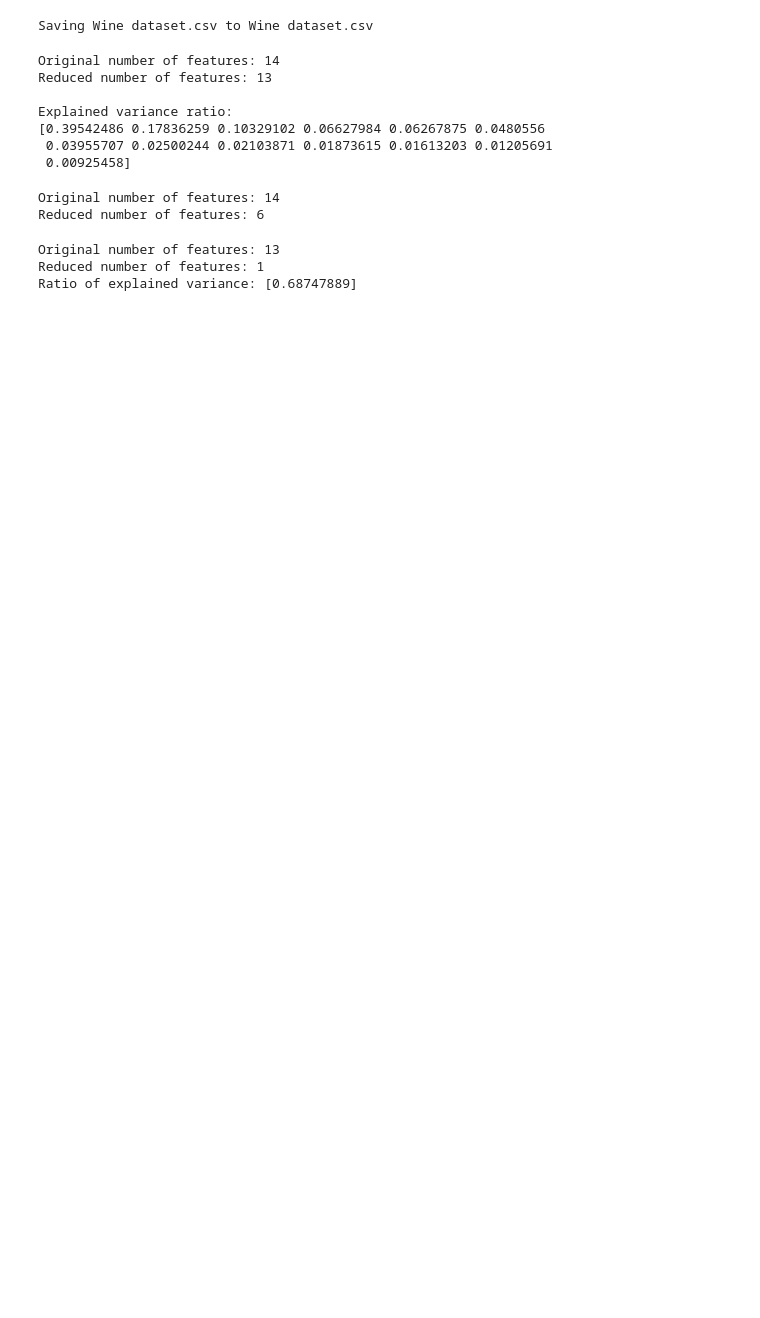
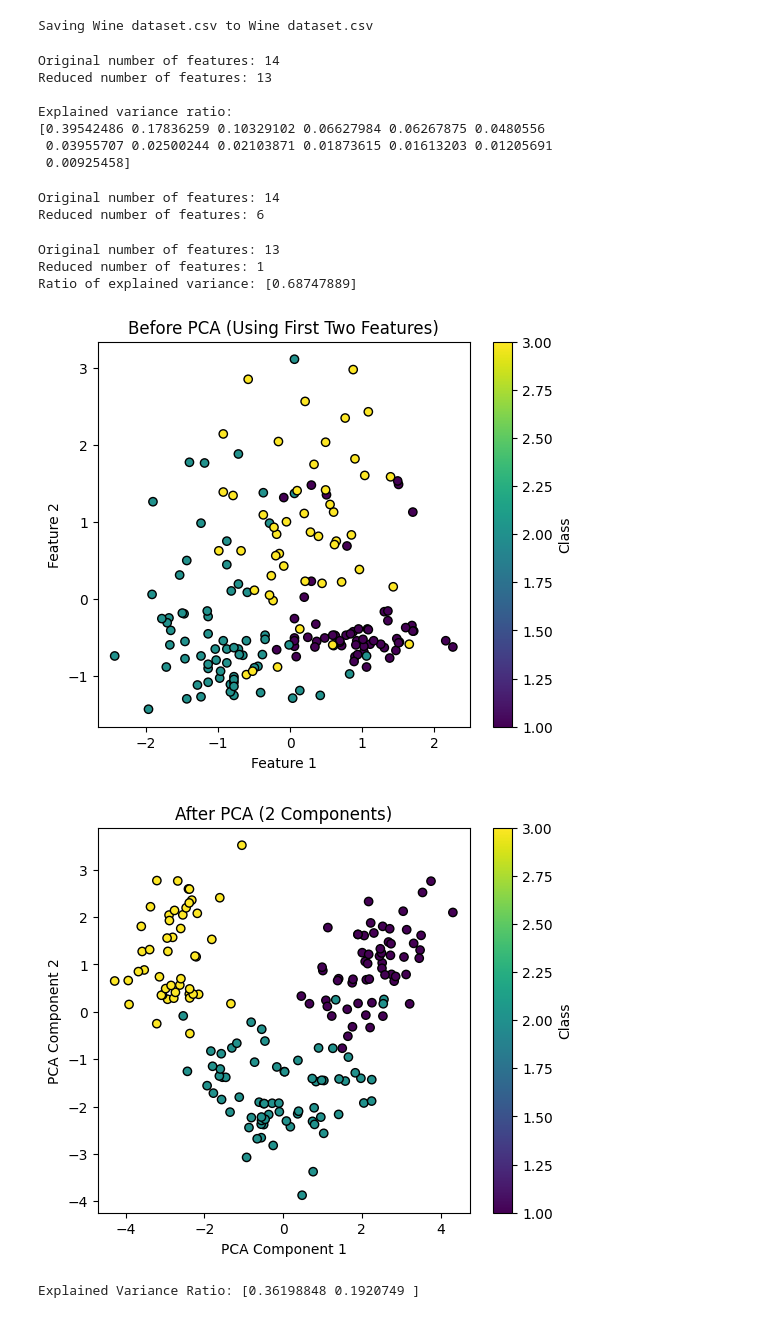
Before and after one commit to AtharvaJ-236/Data-Science, a Jupyter notebook: DS_Prac_9.ipynb, the cells around one changed output. Cells and saved outputs as stored; diff of their text form; code cells hidden in the pictures; blank space fills up the shorter version.

```diff
--- a/DS_Prac_9.ipynb
+++ b/DS_Prac_9.ipynb
@@ -95,3 +95,53 @@ print("Ratio of explained variance:",lda.explained_variance_ratio_)
 Original number of features: 13
 Reduced number of features: 1
 Ratio of explained variance: [0.68747889]
+# %%
+import pandas as pd
+import matplotlib.pyplot as plt
+from sklearn.preprocessing import StandardScaler
+from sklearn.decomposition import PCA
+
+# 1. Load Wine Dataset
+df = pd.read_csv("Wine dataset.csv")  # <-- change filename if needed
+
+# 2. Extract Features (X) and Target (y)
+X = df.drop('class', axis=1).values
+y = df['class'].values
+
+# 3. Standardize Features
+X_scaled = StandardScaler().fit_transform(X)
+
+# --------------------------
+# BEFORE PCA (Original Space)
+# --------------------------
+# Use first two original features for visualization
+X_before = X_scaled[:, :2]
+
+plt.figure(figsize=(6, 5))
+plt.title("Before PCA (Using First Two Features)")
+plt.scatter(X_before[:, 0], X_before[:, 1], c=y, cmap="viridis", edgecolor="k")
+plt.xlabel("Feature 1")
+plt.ylabel("Feature 2")
+plt.colorbar(label="Class")
+plt.show()
+
+# --------------------------
+# AFTER PCA (2 Components)
+# --------------------------
+pca = PCA(n_components=2)
+X_pca = pca.fit_transform(X_scaled)
+
+plt.figure(figsize=(6, 5))
+plt.title("After PCA (2 Components)")
+plt.scatter(X_pca[:, 0], X_pca[:, 1], c=y, cmap="viridis", edgecolor="k")
+plt.xlabel("PCA Component 1")
+plt.ylabel("PCA Component 2")
+plt.colorbar(label="Class")
+plt.show()
+
+# Explained Variance (Optional)
+print("Explained Variance Ratio:", pca.explained_variance_ratio_)
+# %% [output]
+[figure, added]
+[figure, added]
+Explained Variance Ratio: [0.36198848 0.1920749 ]
```
